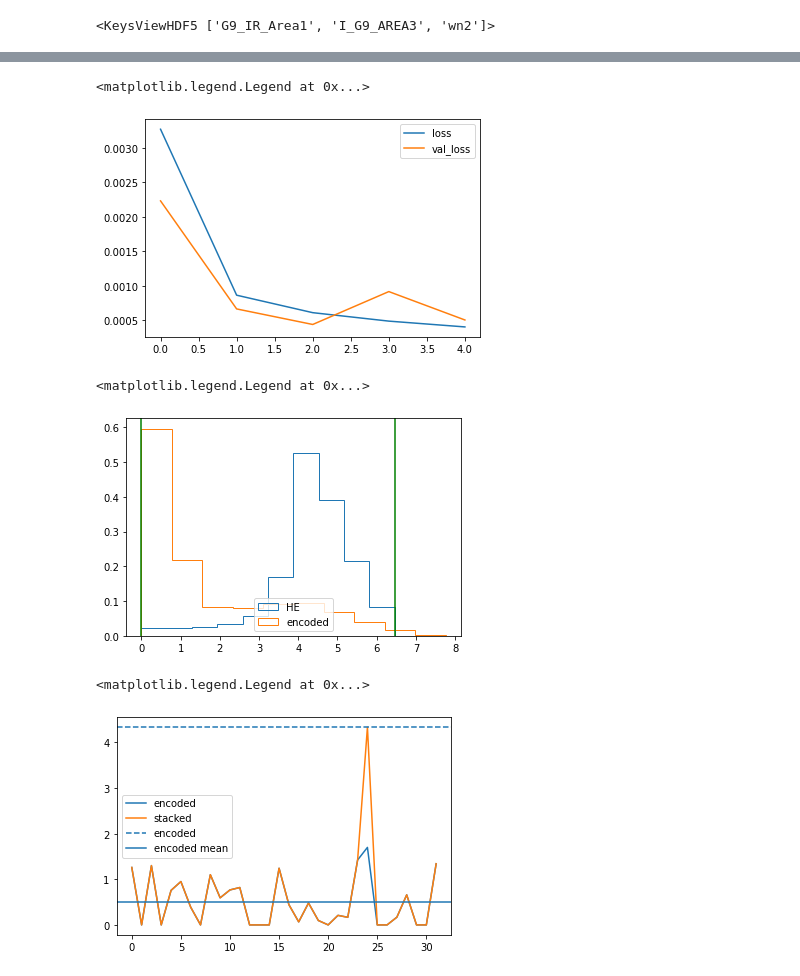
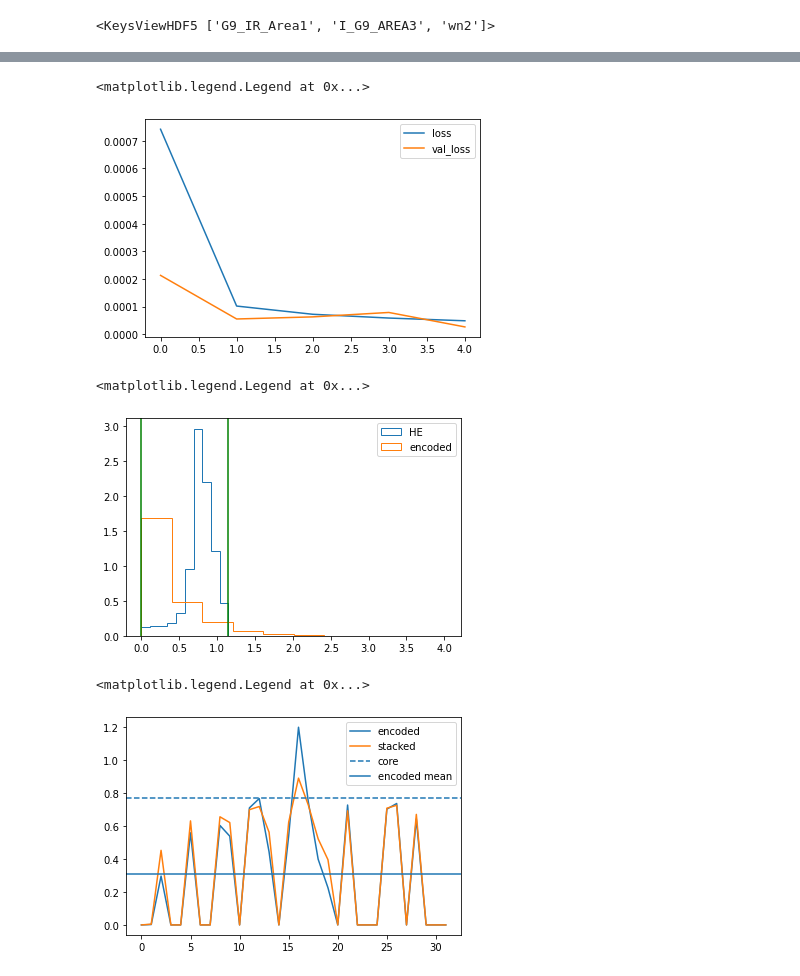
Before and after one commit to c-whitley/PHD, a Jupyter notebook: Autoencoder_Fusion.ipynb, the cells around one changed output, grey strips where cells are left out. Drawn from its saved outputs; the diff is of its cells as text; code cells hidden in the pictures.

```diff
--- a/Autoencoder_Fusion.ipynb
+++ b/Autoencoder_Fusion.ipynb
@@ -36,8 +51,16 @@ with h5py.File('/mnt/c/Users/conor/Google Drive/PhD/G9_Area1.mat', 'r') as f:
 # %%
 scaler = RobustScaler()
 
-x_train, x_test = train_test_split(scaler.fit_transform(ir.T.reshape(-1, wns.shape[1])))
-#x_train, x_test = train_test_split(ir.T.reshape(-1, wns.shape[1]))
+#x_train = scaler.fit_transform(ir.T.reshape(-1, wns.shape[1]))
+#x_test = scaler.fit_transform(ir2.T.reshape(-1, wns.shape[1]))
+
+#joined = np.concatenate([im.T.reshape(-1, wns.shape[1]) for im in [ir, ir2]])
+
+x_train, x_test = train_test_split(ir.T.reshape(-1, wns.shape[1]), shuffle=True)
+#x_train, x_test = train_test_split(joined, shuffle=True)
+
+x_train = scaler.fit_transform(x_train)
+x_test = scaler.transform(x_test)
 # %%
 latent_dim = 32
 
@@ -54,8 +77,9 @@ class Autoencoder(Model):
       layers.Dense(latent_dim, activation='relu'),
     ])
     self.decoder = tf.keras.Sequential([
-      layers.Dense(784, activation='relu'),
-      layers.Dense(512, activation='relu'),
+      layers.Dense(64, activation='relu'),
+      layers.Dense(128, activation='relu'),
+      layers.Dense(256, activation='relu'),
       layers.Dense(x_train.shape[1])
     ])
 
@@ -89,14 +113,14 @@ plt.plot(history.history['val_loss'], label='val_loss')
 plt.legend()
 # %% [output]
 <matplotlib.legend.Legend at 0x...>
-[figure, old version]
+[figure, new version]
 # %%
 encoded = autoencoder.encoder(scaler.transform(ir.T.reshape(-1, wns.shape[1]))).numpy()
 #encoded = autoencoder.encoder(ir.T.reshape(-1, wns.shape[1])).numpy()
 
 mx = np.argmax(encoded.mean(axis=0))
 
-core_scaled = minmax_scale(core.T.reshape(-1,1), feature_range=(np.quantile(encoded[:,mx],.01), np.quantile(encoded[:,mx],.99)))
+core_scaled = minmax_scale(core.T.reshape(-1,1), feature_range=(np.quantile(encoded,.05), np.quantile(encoded,.95)))
 #core_scaled = minmax_scale(core.T.reshape(-1,1), feature_range=(encoded[:,].min(), encoded[:,0].max()))
 
 #stacked = np.concatenate([core_scaled.T.reshape(-1,1), encoded[:,1:]], axis=1)
@@ -104,26 +128,39 @@ stacked = encoded.copy()
 stacked[:,mx] = core_scaled.squeeze()
 #stacked = encoded
 
+#---------
+stacked = np.zeros(encoded.shape)
+
+for i in range(latent_dim):
+
+    #stacked[:,i] = np.mean([core_scaled.squeeze(), encoded[:,i]],axis=0)
+    stacked[:,i] = gmean([core_scaled.squeeze(), encoded[:,i]],axis=0)
+    #stacked[:,i] = stacked[:,i] - encoded.mean()
+    #stacked[:,i] = encoded[:,i]/core_scaled.squeeze()
+
+#stacked = stacked - stacked.mean()
+#--------
+
 mapped = autoencoder.decoder(stacked).numpy()
 up_scaled = mapped.reshape(ir.T.shape)
 # %%
 plt.hist(core_scaled, label='HE', histtype='step', density=True)
-plt.hist(encoded[:,mx].flatten(), label='encoded', histtype='step', density=True)
-plt.axvline(np.quantile(encoded[:,mx],.01), c='g')
-plt.axvline(np.quantile(encoded[:,mx],.99), c='g')
+plt.hist(encoded.flatten(), label='encoded', histtype='step', density=True)
+plt.axvline(np.quantile(encoded,.05), c='g')
+plt.axvline(np.quantile(encoded,.95), c='g')
 plt.legend()
 # %% [output]
 <matplotlib.legend.Legend at 0x...>
-[figure, old version]
+[figure, new version]
 # %%
 plt.plot(encoded.mean(axis=0), label='encoded')
 plt.plot(stacked.mean(axis=0), label='stacked')
-plt.axhline(core_scaled.mean(axis=0), label='encoded', ls='--')
+plt.axhline(core_scaled.mean(axis=0), label='core', ls='--')
 plt.axhline(encoded.mean(), label='encoded mean')
 plt.legend()
 # %% [output]
 <matplotlib.legend.Legend at 0x...>
-[figure, old version]
+[figure, new version]
 # %%
 wns_ = [1650, 1250, 1550, 1070, 1600]
 
```
Also changed, not shown: parts of 18 cells of this notebook, 7 other files.
